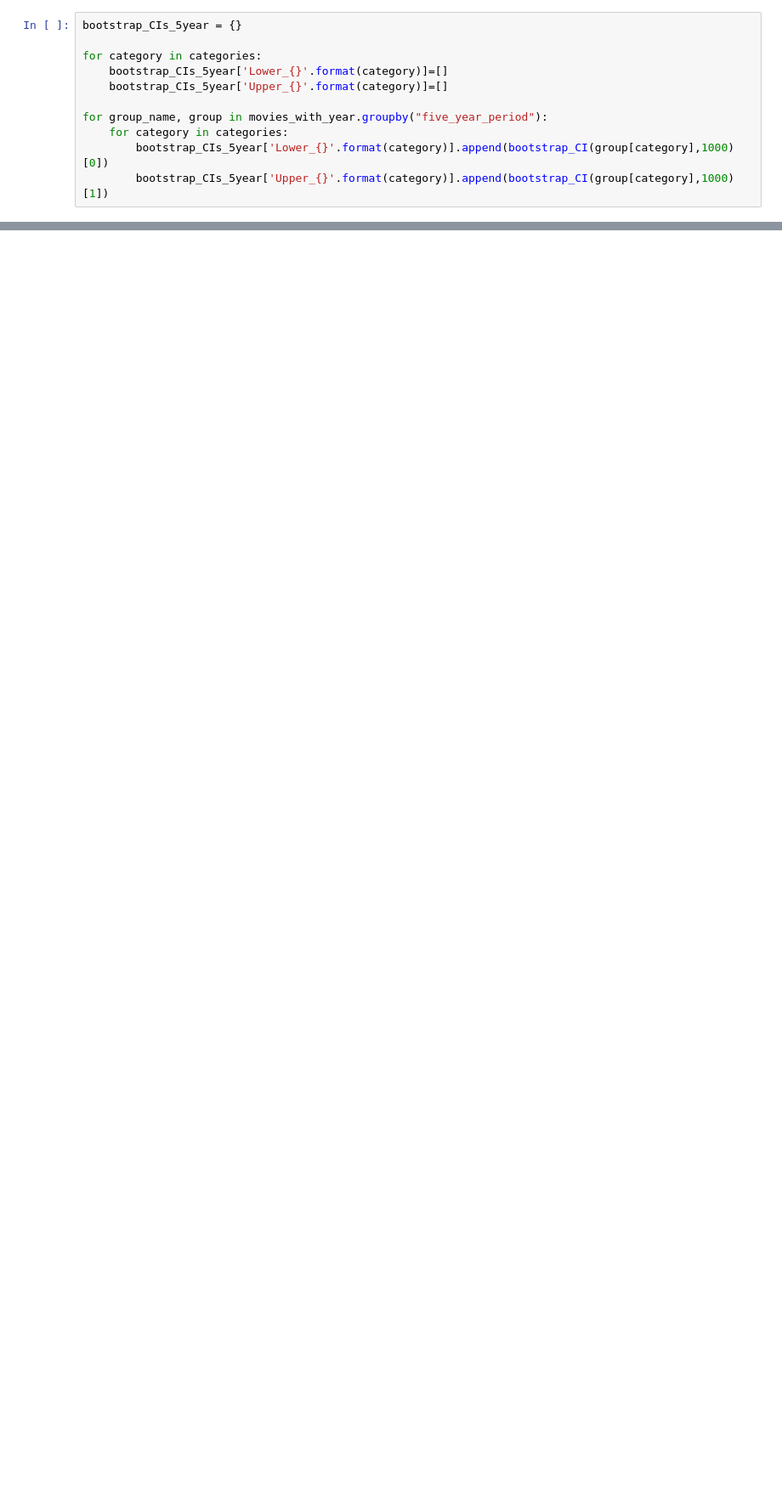
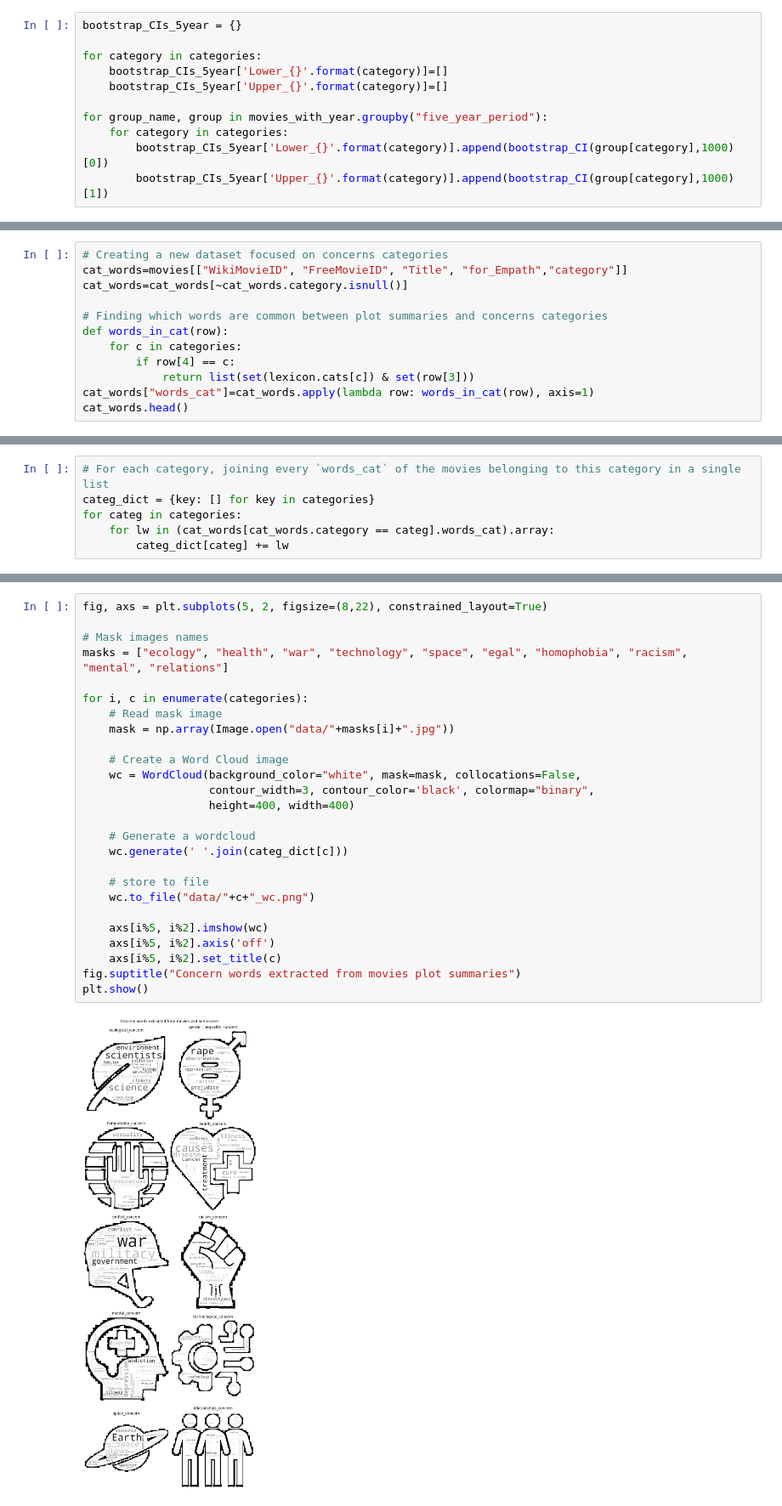
Before and after one commit to salome-baup/ada-2022-project-adaccord, a Jupyter notebook: categoriesConcern.ipynb, the cells around one changed output, grey strips where cells are left out. Shown at 85% size. Drawn from its saved outputs; the diff is of its cells as text; blank space fills up the shorter version.

```diff
--- a/categoriesConcern.ipynb
+++ b/categoriesConcern.ipynb
@@ -467,0 +494,12 @@ fig = plt.show()
+# %%
+# Creating a new dataset focused on concerns categories
+cat_words=movies[["WikiMovieID", "FreeMovieID", "Title", "for_Empath","category"]]
+cat_words=cat_words[~cat_words.category.isnull()]
+
+# Finding which words are common between plot summaries and concerns categories
+def words_in_cat(row):
+    for c in categories:
+        if row[4] == c:
+            return list(set(lexicon.cats[c]) & set(row[3]))
+cat_words["words_cat"]=cat_words.apply(lambda row: words_in_cat(row), axis=1)
+cat_words.head()
@@ -467,0 +513,6 @@ fig = plt.show()
+# %%
+# For each category, joining every `words_cat` of the movies belonging to this category in a single list
+categ_dict = {key: [] for key in categories}
+for categ in categories:
+    for lw in (cat_words[cat_words.category == categ].words_cat).array:
+        categ_dict[categ] += lw
@@ -467,0 +524,28 @@ fig = plt.show()
+# %%
+fig, axs = plt.subplots(5, 2, figsize=(8,22), constrained_layout=True)
+
+# Mask images names
+masks = ["ecology", "health", "war", "technology", "space", "egal", "homophobia", "racism", "mental", "relations"]
+
+for i, c in enumerate(categories):
+    # Read mask image
+    mask = np.array(Image.open("data/"+masks[i]+".jpg"))
+
+    # Create a Word Cloud image
+    wc = WordCloud(background_color="white", mask=mask, collocations=False,
+                   contour_width=3, contour_color='black', colormap="binary",
+                   height=400, width=400)
+
+    # Generate a wordcloud
+    wc.generate(' '.join(categ_dict[c]))
+
+    # store to file
+    wc.to_file("data/"+c+"_wc.png")
+
+    axs[i%5, i%2].imshow(wc)
+    axs[i%5, i%2].axis('off')
+    axs[i%5, i%2].set_title(c)
+fig.suptitle("Concern words extracted from movies plot summaries")
+plt.show()
+# %% [output]
+[figure, added]
```
Also changed, not shown: parts of 18 cells of this notebook, 12 other files.
